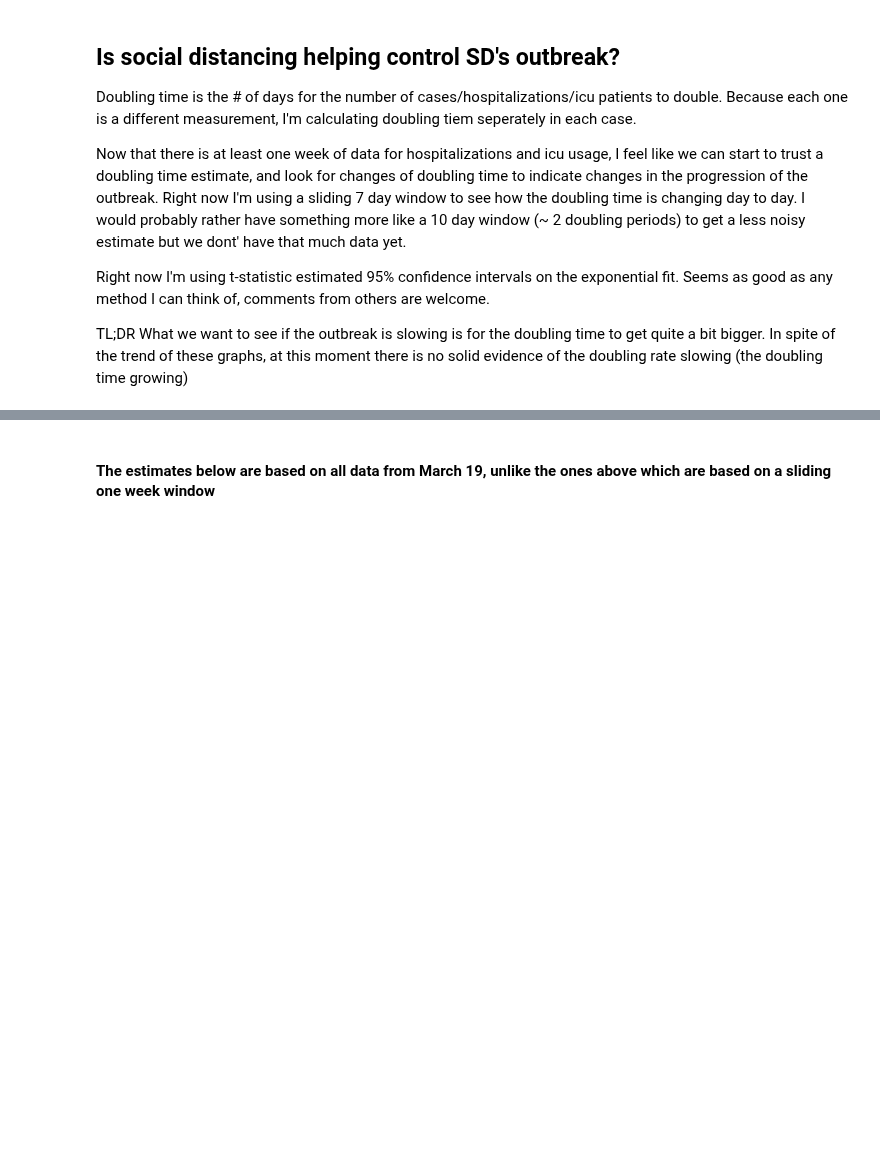
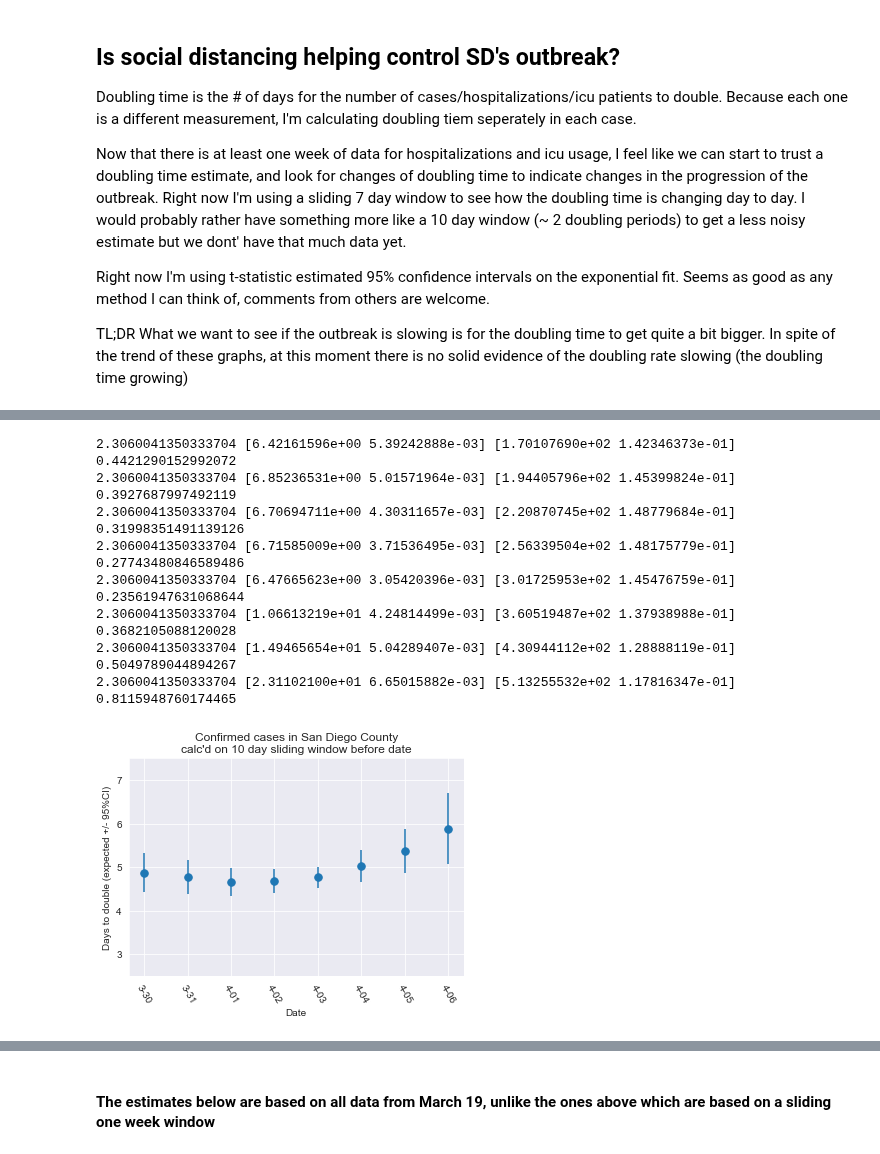
Before and after one commit to jasongfleischer/SanDiegoCountyCOVID19, a Jupyter notebook: San Diego Country Coronavirus History.ipynb, the cells around one changed output, grey strips where cells are left out. Drawn from its saved outputs; the diff is of its cells as text; code cells hidden in the pictures; blank space fills up the shorter version.

```diff
--- a/San Diego Country Coronavirus History.ipynb
+++ b/San Diego Country Coronavirus History.ipynb
@@ -241,3 +242,36 @@ plt.savefig('Plots/casedoubling.png',dpi=300);
+# %%
+
+
+start_calc = '2020-03-30'
+ex = []
+er = []
+ix = []
+
+# calc doubling time in a sliding window backwards 1 week for each day
+for day in cases[start_calc:].index:
+    todate = day
+    fromdate = (pd.Timestamp(day)-pd.Timedelta('9 days')).isoformat().split('T')[0]
+    doubling_time, ci95, case_p_est, case_p_cov = estimate_doubling_time(cases[fromdate:todate])
+    ex.append( doubling_time )
+    er.append( ci95 )
+    ix.append( day[-4:] )
+plt.errorbar( ix, ex, yerr=er, fmt='.', markersize=15)
+plt.title('Confirmed cases in San Diego County\ncalc\'d on 10 day sliding window before date')
+plt.ylabel('Days to double (expected +/- 95%CI)')
+plt.xlabel('Date')
+plt.ylim([2.5, 7.5])
+plt.xticks(rotation=-60)
+plt.savefig('Plots/casedoubling10day.png',dpi=300);
+# %% [output]
+2.3060041350333704 [6.42161596e+00 5.39242888e-03] [1.70107690e+02 1.42346373e-01] 0.4421290152992072
+2.3060041350333704 [6.85236531e+00 5.01571964e-03] [1.94405796e+02 1.45399824e-01] 0.3927687997492119
+2.3060041350333704 [6.70694711e+00 4.30311657e-03] [2.20870745e+02 1.48779684e-01] 0.31998351491139126
+2.3060041350333704 [6.71585009e+00 3.71536495e-03] [2.56339504e+02 1.48175779e-01] 0.27743480846589486
+2.3060041350333704 [6.47665623e+00 3.05420396e-03] [3.01725953e+02 1.45476759e-01] 0.23561947631068644
+2.3060041350333704 [1.06613219e+01 4.24814499e-03] [3.60519487e+02 1.37938988e-01] 0.3682105088120028
+2.3060041350333704 [1.49465654e+01 5.04289407e-03] [4.30944112e+02 1.28888119e-01] 0.5049789044894267
+2.3060041350333704 [2.31102100e+01 6.65015882e-03] [5.13255532e+02 1.17816347e-01] 0.8115948760174465
+[figure, added]
 # %%
 #hospitalizations has a weird negative change on the 23rd, I'm guessing using anything before that will be bad;
 # So the 30th is the first date I'd trust
```
Also changed, not shown: parts of 16 cells of this notebook, 10 other files.
